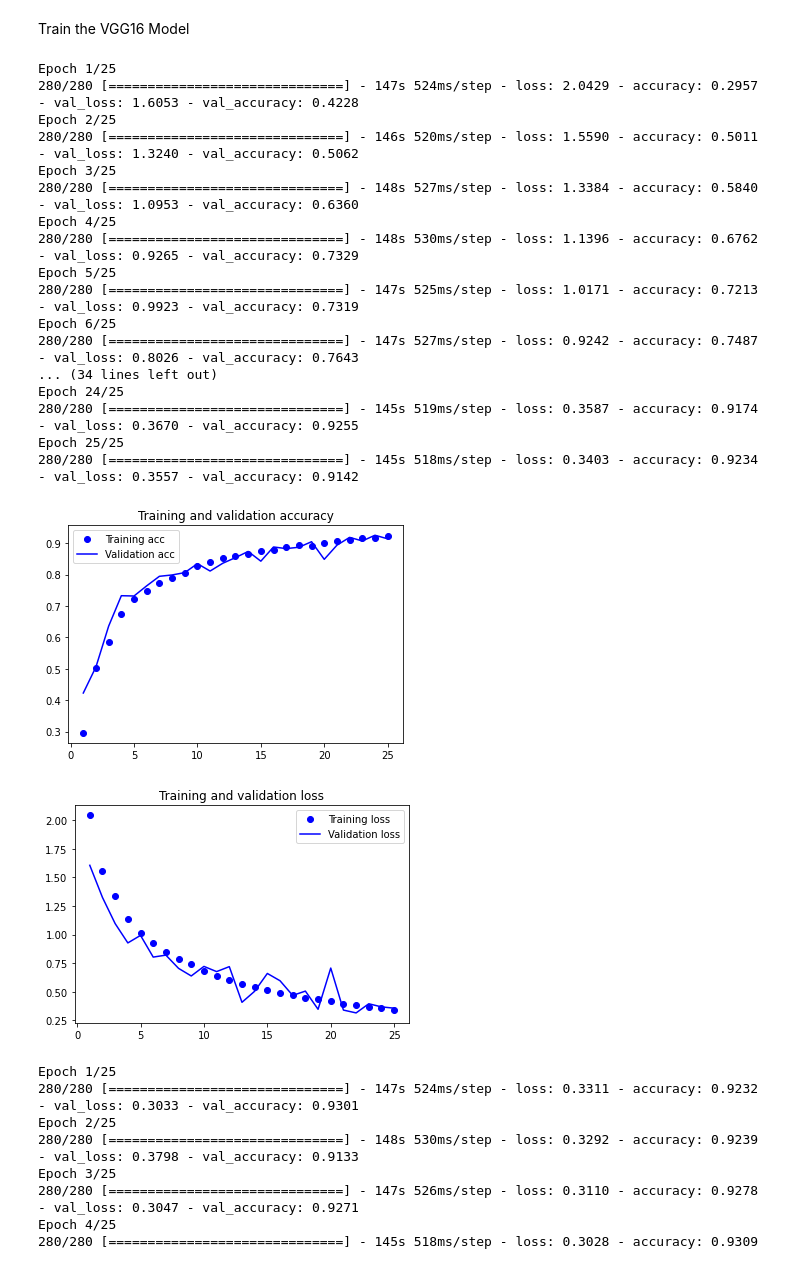
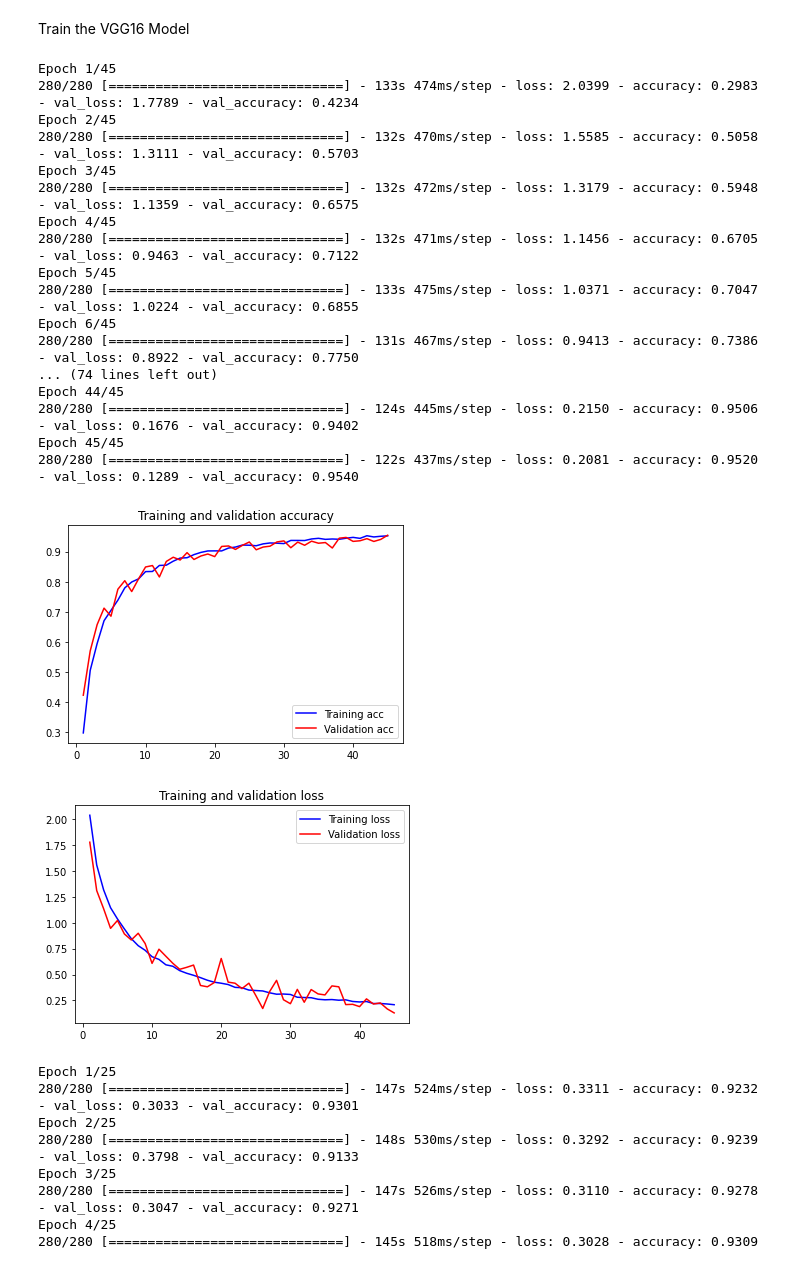
Before and after one commit to Haoyanz/CS175, a Jupyter notebook: DistractedDriver.ipynb, the cells around one changed output. Saved outputs shown, nothing was run; the diff lists cells and outputs as text; code cells hidden in the pictures.

```diff
--- a/DistractedDriver.ipynb
+++ b/DistractedDriver.ipynb
@@ -130,7 +130,8 @@ for layer in model.layers:
   layer.trainable = False
 
 # add our own layer
-model.add(Dense(10, activation='softmax'))
+model.add(Dense(10))
+model.add(Activation('softmax'))
 
 model.summary()
 # %% [output]
@@ -160,43 +161,43 @@ history = model.fit_generator(train_generator,
                               steps_per_epoch = 17943//64,
                               validation_data = val_generator,
                               validation_steps = 4481//64,
-                              epochs = 25,
+                              epochs = 45,
                               verbose = 1)
 # %% [output]
-Epoch 1/25
-280/280 [==============================] - 147s 524ms/step - loss: 2.0429 - accuracy: 0.2957 - val_loss: 1.6053 - val_accuracy: 0.4228
-Epoch 2/25
-280/280 [==============================] - 146s 520ms/step - loss: 1.5590 - accuracy: 0.5011 - val_loss: 1.3240 - val_accuracy: 0.5062
-Epoch 3/25
-280/280 [==============================] - 148s 527ms/step - loss: 1.3384 - accuracy: 0.5840 - val_loss: 1.0953 - val_accuracy: 0.6360
-Epoch 4/25
-280/280 [==============================] - 148s 530ms/step - loss: 1.1396 - accuracy: 0.6762 - val_loss: 0.9265 - val_accuracy: 0.7329
-Epoch 5/25
-280/280 [==============================] - 147s 525ms/step - loss: 1.0171 - accuracy: 0.7213 - val_loss: 0.9923 - val_accuracy: 0.7319
-Epoch 6/25
-280/280 [==============================] - 147s 527ms/step - loss: 0.9242 - accuracy: 0.7487 - val_loss: 0.8026 - val_accuracy: 0.7643
-... (34 lines left out)
-Epoch 24/25
-280/280 [==============================] - 145s 519ms/step - loss: 0.3587 - accuracy: 0.9174 - val_loss: 0.3670 - val_accuracy: 0.9255
-Epoch 25/25
-280/280 [==============================] - 145s 518ms/step - loss: 0.3403 - accuracy: 0.9234 - val_loss: 0.3557 - val_accuracy: 0.9142
+Epoch 1/45
+280/280 [==============================] - 133s 474ms/step - loss: 2.0399 - accuracy: 0.2983 - val_loss: 1.7789 - val_accuracy: 0.4234
+Epoch 2/45
+280/280 [==============================] - 132s 470ms/step - loss: 1.5585 - accuracy: 0.5058 - val_loss: 1.3111 - val_accuracy: 0.5703
+Epoch 3/45
+280/280 [==============================] - 132s 472ms/step - loss: 1.3179 - accuracy: 0.5948 - val_loss: 1.1359 - val_accuracy: 0.6575
+Epoch 4/45
+280/280 [==============================] - 132s 471ms/step - loss: 1.1456 - accuracy: 0.6705 - val_loss: 0.9463 - val_accuracy: 0.7122
+Epoch 5/45
+280/280 [==============================] - 133s 475ms/step - loss: 1.0371 - accuracy: 0.7047 - val_loss: 1.0224 - val_accuracy: 0.6855
+Epoch 6/45
+280/280 [==============================] - 131s 467ms/step - loss: 0.9413 - accuracy: 0.7386 - val_loss: 0.8922 - val_accuracy: 0.7750
+... (74 lines left out)
+Epoch 44/45
+280/280 [==============================] - 124s 445ms/step - loss: 0.2150 - accuracy: 0.9506 - val_loss: 0.1676 - val_accuracy: 0.9402
+Epoch 45/45
+280/280 [==============================] - 122s 437ms/step - loss: 0.2081 - accuracy: 0.9520 - val_loss: 0.1289 - val_accuracy: 0.9540
 # %%
 # Plot
 acc = history.history['accuracy']
 val_acc = history.history['val_accuracy']
 loss = history.history['loss']
 val_loss = history.history['val_loss']
 epochs = range(1, len(acc) + 1)
-plt.plot(epochs, acc, 'bo', label='Training acc')
-plt.plot(epochs, val_acc, 'b', label='Validation acc')
+plt.plot(epochs, acc, 'b', label='Training acc')
+plt.plot(epochs, val_acc, 'r', label='Validation acc')
 plt.title('Training and validation accuracy')
 plt.legend()
 plt.figure()
-plt.plot(epochs, loss, 'bo', label='Training loss')
-plt.plot(epochs, val_loss, 'b', label='Validation loss')
+plt.plot(epochs, loss, 'b', label='Training loss')
+plt.plot(epochs, val_loss, 'r', label='Validation loss')
 plt.title('Training and validation loss')
 plt.legend()
 plt.show()
 # %% [output]
-[figure, old version]
+[figure, new version]
-[figure, old version]
+[figure, new version]
```
Also changed, not shown: parts of 3 cells of this notebook.
